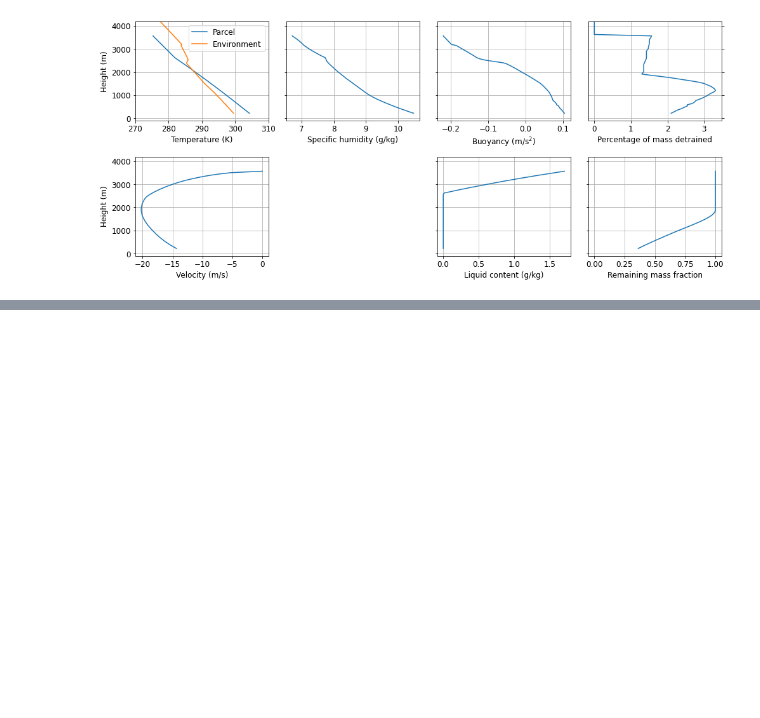
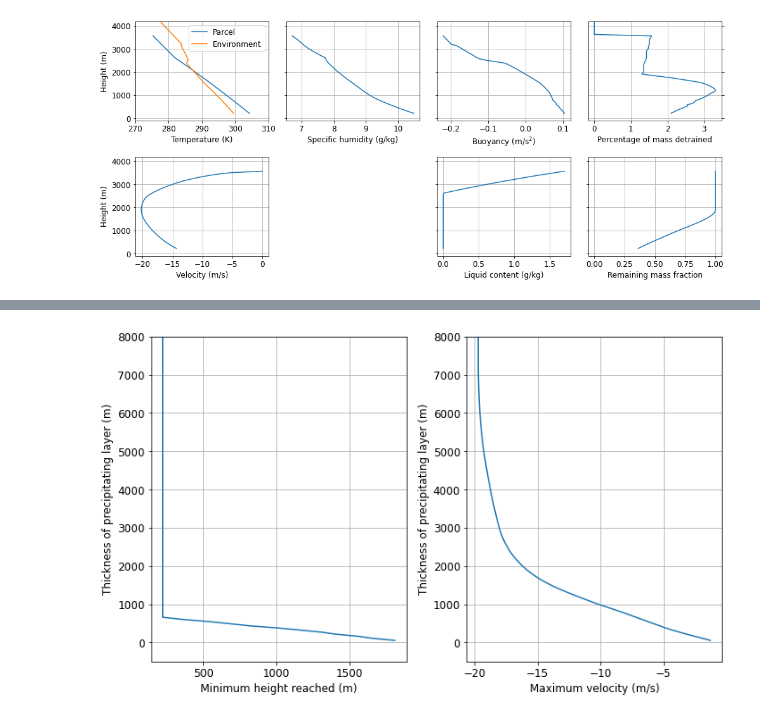
Before and after one commit to tschanzer/convection-scheme, a Jupyter notebook: notebooks/coupling.ipynb, the cells around one changed output, grey strips where cells are left out. Saved outputs shown, nothing was run; the diff lists cells and outputs as text; code cells hidden in the pictures; blank space fills up the shorter version.

```diff
--- a/notebooks/coupling.ipynb
+++ b/notebooks/coupling.ipynb
@@ -213,0 +318,25 @@ fig.tight_layout()
+# %%
+%%time
+max_precip_level = np.nanargmax(np.where(
+    height > 2.5*units.km, 0, updraft.precipitation*updraft.m_remaining
+))
+max_precip_height = height[max_precip_level]
+precip_start_levels = range(max_precip_level - 1, -1, -1)
+precip_start_heights = height[precip_start_levels]
+downdrafts = np.empty(len(precip_start_levels), dtype='object')
+for n, i in enumerate(precip_start_levels):
+    sys.stdout.write(f'\rCalculation {n+1} of {downdrafts.size}   ')
+    total_precip = np.nansum((
+        updraft.precipitation*updraft.m_remaining
+    )[precip_start_levels[i]:max_precip_level+1])
+    downdrafts[i] = generator.downdraft(
+        max_precip_level, total_precip, w_initial, rate, dnu_db, drag)
+sys.stdout.write('\n')
+
+min_heights = np.zeros(downdrafts.size)*units.meter
+max_velocities = np.zeros(downdrafts.size)*units.meter/units.second
+for i in range(downdrafts.size):
+    min_heights[i] = np.nanmin(
+        np.where(np.isnan(downdrafts[i].velocity), np.nan, height)
+    )
+    max_velocities[i] = np.nanmin(downdrafts[i].velocity)
@@ -213,0 +347,15 @@ fig.tight_layout()
+# %%
+fig, axes = plt.subplots(1, 2, figsize=(10,6))
+axes[0].plot(min_heights, precip_start_heights - max_precip_height)
+axes[0].set(xlabel='Minimum height reached (m)',
+            ylabel='Thickness of precipitating layer (m)')
+axes[0].set_ylim(-500, 8000)
+axes[0].grid()
+axes[1].plot(max_velocities, precip_start_heights - max_precip_height)
+axes[1].set(xlabel='Maximum velocity (m/s)',
+            ylabel='Thickness of precipitating layer (m)')
+axes[1].set_ylim(-500, 8000)
+axes[1].grid()
+fig.tight_layout()
+# %% [output]
+[figure, added]
```
Also changed, not shown: parts of 9 cells of this notebook, 1 other file.
